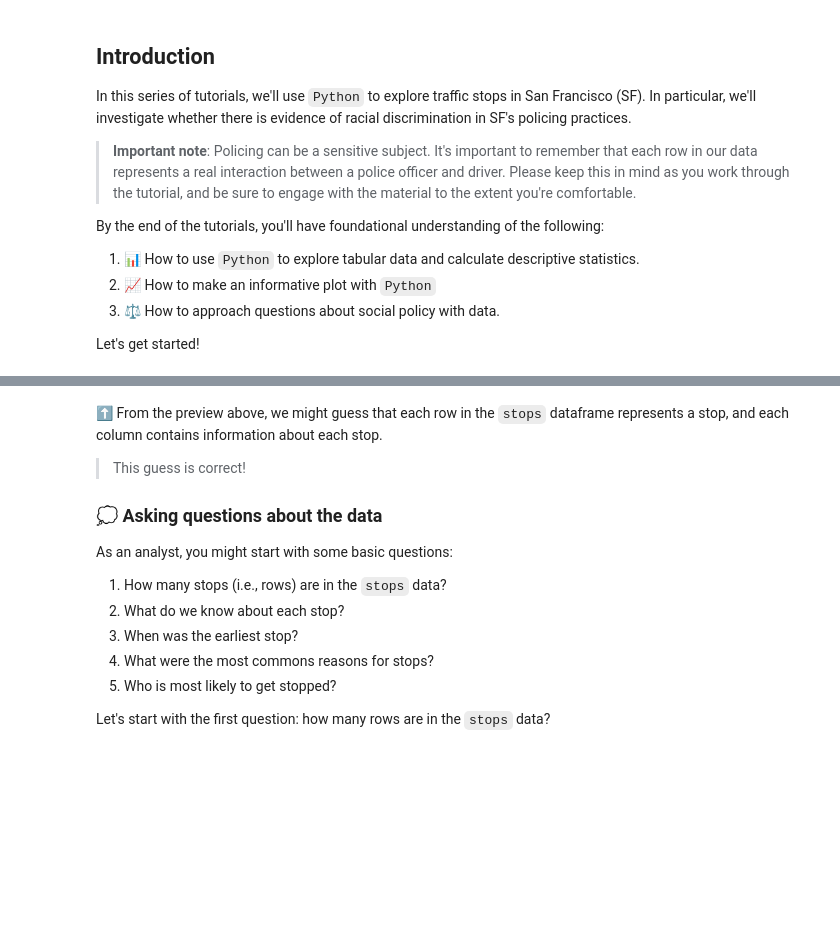
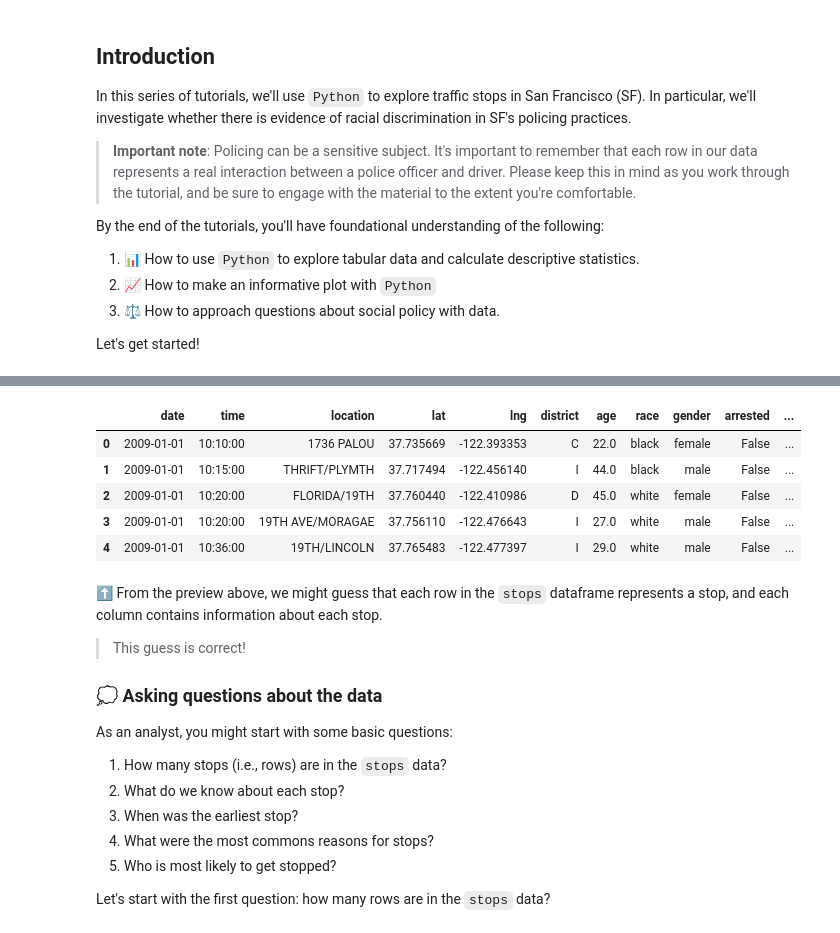
Before and after one commit to joshuagrossman/dsb-win-2023, a Jupyter notebook: opp-munging-plotting/opp-1-answers-python.ipynb, the cells around one changed output, grey strips where cells are left out. Saved outputs shown, nothing was run; the diff lists cells and outputs as text; code cells hidden in the pictures; blank space fills up the shorter version.

Commit message:
updated feather file

```diff
--- a/opp-munging-plotting/opp-1-answers-python.ipynb
+++ b/opp-munging-plotting/opp-1-answers-python.ipynb
@@ -22,14 +22,16 @@ While the core `Python` language contains many useful functions (e.g., `sum` and
 
 Make sure to run the cell below. It imports additional useful functions and loads in data.
 # %%
-# Load in additional functions
+# Load in additional functions for manipulating data from the Pandas package
 import pandas as pd
 
 # This is where the data is stored.
-STOPS_PATH = "https://raw.githubusercontent.com/joshuagrossman/dsb-win-2023/eff6a52f5f92ec1294c08e2a1bc22d5928cd610e/opp-munging-plotting/data/sf_stop_data.rds"
+STOPS_PATH = "https://github.com/joshuagrossman/dsb-win-2023/raw/main/opp-munging-plotting/data/sf_stop_data.feather"
 
 # Read in the data
-stops <- read_rds(STOPS_PATH)
+stops = pd.read_feather(STOPS_PATH)
+# %%
+stops['date'] = pd.to_datetime(stops.date)
 # %% [markdown]
 ### 🖼️ The data frame
 
@@ -53,3 +43,12 @@ A tibble: 6 × 13
+# %%
+stops.head()
+# %% [output]
+|  | date | time | location | lat | lng | district | age | race | gender | arrested | ... |
+| 0 | 2009-01-01 | 10:10:00 | 1736 PALOU | 37.735669 | -122.393353 | C | 22.0 | black | female | False | ... |
+| 1 | 2009-01-01 | 10:15:00 | THRIFT/PLYMTH | 37.717494 | -122.456140 | I | 44.0 | black | male | False | ... |
+| 2 | 2009-01-01 | 10:20:00 | FLORIDA/19TH | 37.760440 | -122.410986 | D | 45.0 | white | female | False | ... |
+| 3 | 2009-01-01 | 10:20:00 | 19TH AVE/MORAGAE | 37.756110 | -122.476643 | I | 27.0 | white | male | False | ... |
+| 4 | 2009-01-01 | 10:36:00 | 19TH/LINCOLN | 37.765483 | -122.477397 | I | 29.0 | white | male | False | ... |
 # %% [markdown]
 ⬆️ From the preview above, we might guess that each row in the `stops` dataframe represents a stop, and each column contains information about each stop.
 
```
Also changed, not shown: parts of 23 cells of this notebook, 3 other files.
